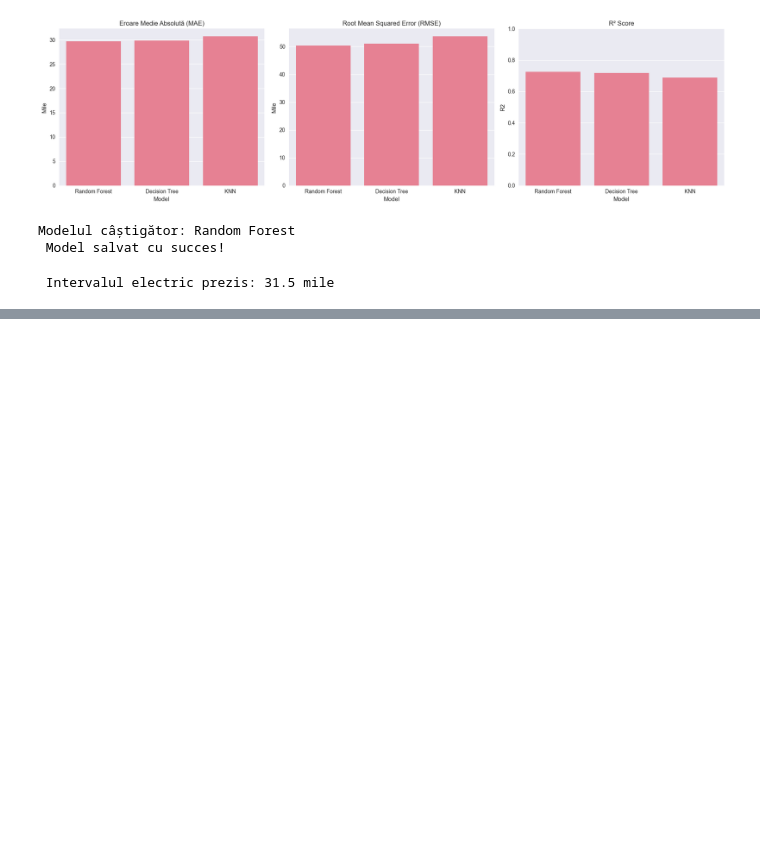
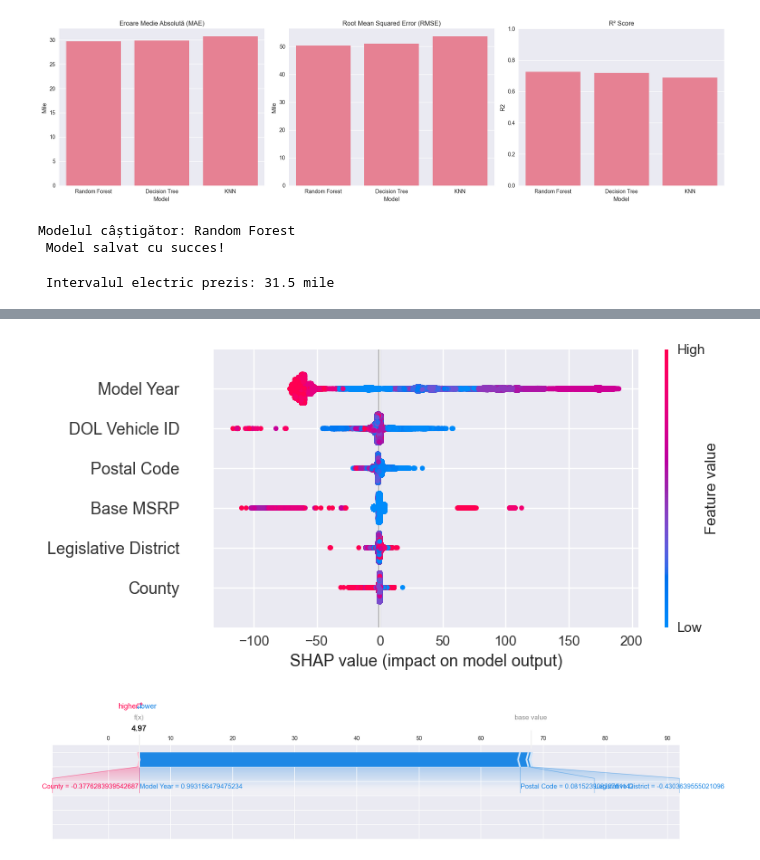
Before and after one commit to Copernicus12/Sisteme_Inteligente_-2025-, a Jupyter notebook: Electric_Vehicle_Population_Data.ipynb, the cells around one changed output, grey strips where cells are left out. Saved outputs shown, nothing was run; the diff lists cells and outputs as text; code cells hidden in the pictures; blank space fills up the shorter version.

```diff
--- a/Electric_Vehicle_Population_Data.ipynb
+++ b/Electric_Vehicle_Population_Data.ipynb
@@ -1092,0 +1144,24 @@ print(f" Intervalul electric prezis: {predicted_range:.1f} mile")
+# %%
+import shap
+
+if hasattr(X_test, 'iloc'):
+    X_test_array = X_test.values
+else:
+    X_test_array = X_test
+
+explainer = shap.TreeExplainer(best_model)
+shap_values = explainer.shap_values(X_test_array)
+
+shap.summary_plot(shap_values, X_test_array, feature_names=features)
+
+example_index = 0
+shap.force_plot(
+    explainer.expected_value,
+    shap_values[example_index],
+    X_test_array[example_index],
+    feature_names=features,
+    matplotlib=True
+)
+# %% [output]
+[figure, added]
+[figure, added]
```
Also changed, not shown: parts of 25 cells of this notebook, 1 other file.
